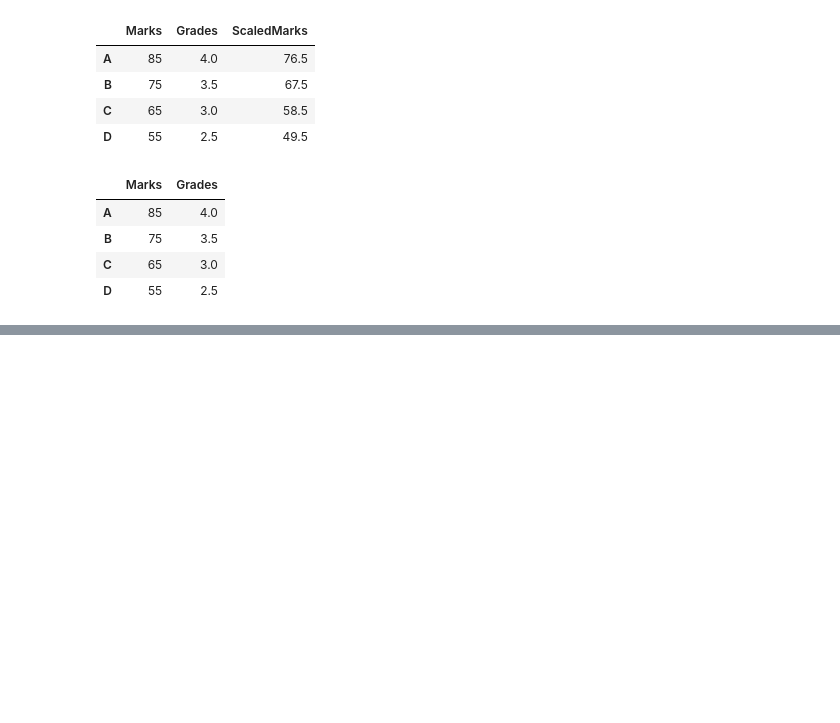
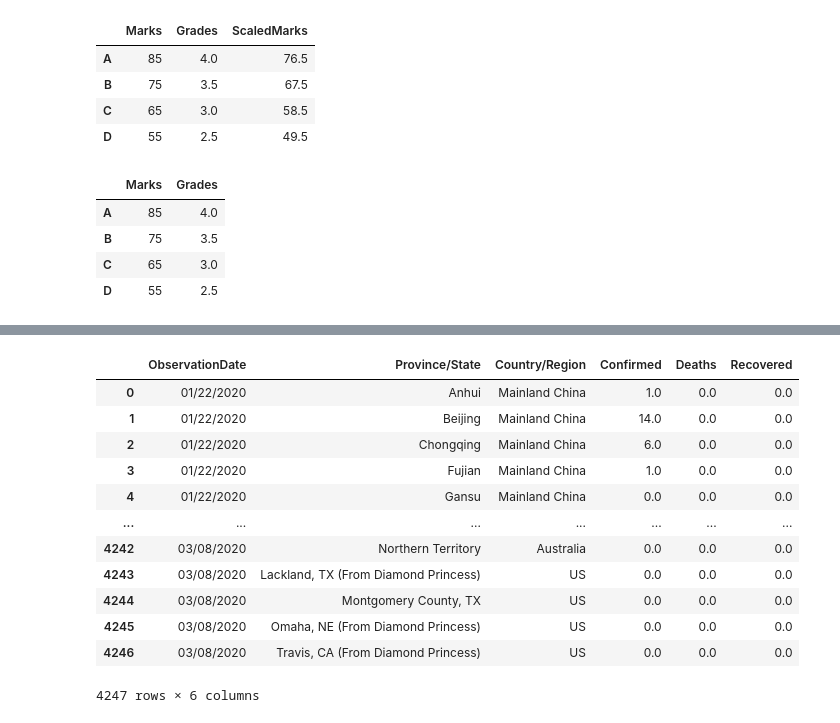
Before and after one commit to GabrielGMChaves/2024, a Jupyter notebook: January/Numpy.ipynb, the cells around one changed output, grey strips where cells are left out. Cells and saved outputs as stored; diff of their text form; code cells hidden in the pictures; blank space fills up the shorter version.

```diff
--- a/January/Numpy.ipynb
+++ b/January/Numpy.ipynb
@@ -778,0 +943,16 @@ d
+# %%
+df
+# %% [output]
+|  | ObservationDate | Province/State | Country/Region | Confirmed | Deaths | Recovered |
+| 0 | 01/22/2020 | Anhui | Mainland China | 1.0 | 0.0 | 0.0 |
+| 1 | 01/22/2020 | Beijing | Mainland China | 14.0 | 0.0 | 0.0 |
+| 2 | 01/22/2020 | Chongqing | Mainland China | 6.0 | 0.0 | 0.0 |
+| 3 | 01/22/2020 | Fujian | Mainland China | 1.0 | 0.0 | 0.0 |
+| 4 | 01/22/2020 | Gansu | Mainland China | 0.0 | 0.0 | 0.0 |
+| ... | ... | ... | ... | ... | ... | ... |
+| 4242 | 03/08/2020 | Northern Territory | Australia | 0.0 | 0.0 | 0.0 |
+| 4243 | 03/08/2020 | Lackland, TX (From Diamond Princess) | US | 0.0 | 0.0 | 0.0 |
+| 4244 | 03/08/2020 | Montgomery County, TX | US | 0.0 | 0.0 | 0.0 |
+| 4245 | 03/08/2020 | Omaha, NE (From Diamond Princess) | US | 0.0 | 0.0 | 0.0 |
+| 4246 | 03/08/2020 | Travis, CA (From Diamond Princess) | US | 0.0 | 0.0 | 0.0 |
+4247 rows × 6 columns
```
Also changed, not shown: parts of 58 cells of this notebook, 2 other files.
